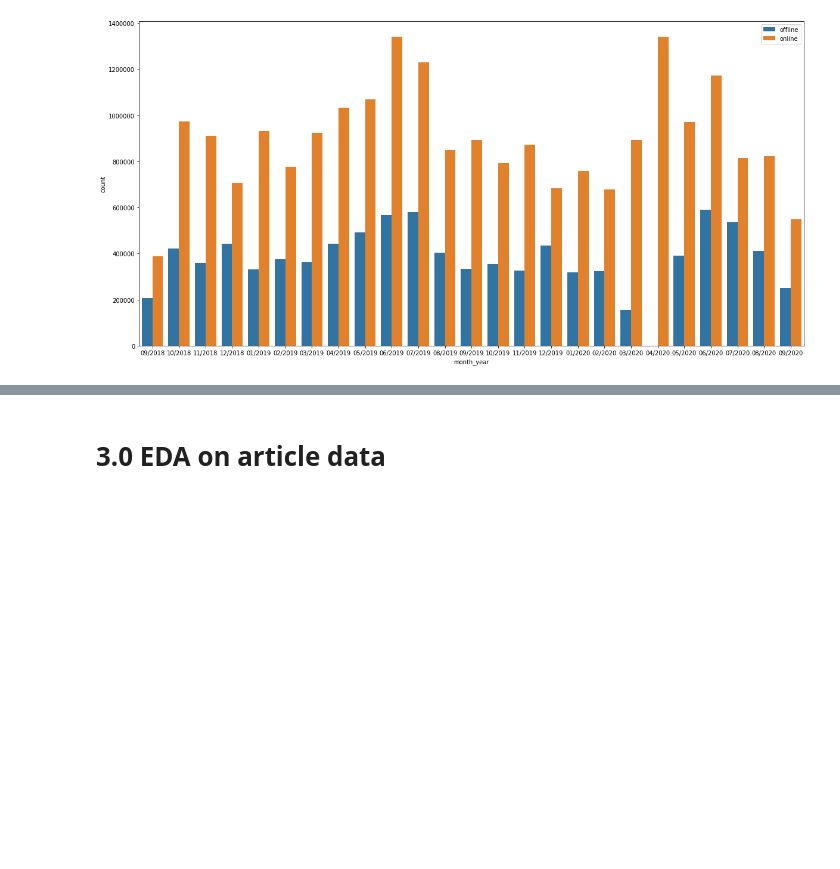
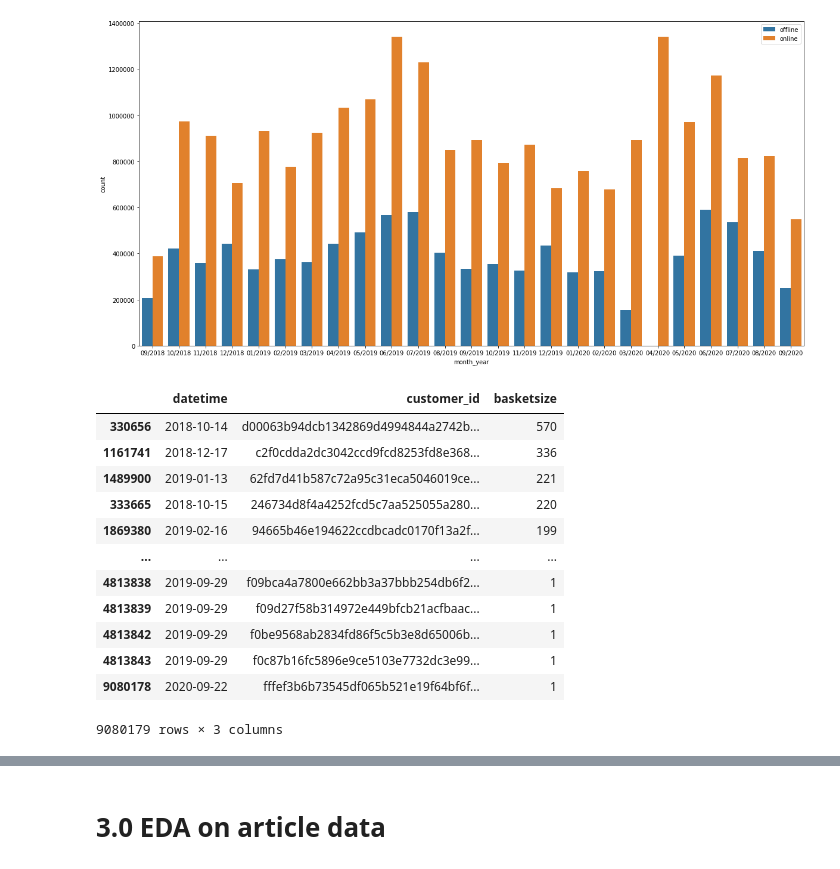
Before and after one commit to theflyingd/fashion-recommender, a Jupyter notebook: notebooks/Initial_EDA_CMM.ipynb, the cells around one changed output, grey strips where cells are left out. Drawn from its saved outputs; the diff is of its cells as text; code cells hidden in the pictures; blank space fills up the shorter version.

```diff
--- a/notebooks/Initial_EDA_CMM.ipynb
+++ b/notebooks/Initial_EDA_CMM.ipynb
@@ -271,0 +292,16 @@ plt.show()
+# %%
+df_basketsize.sort_values('basketsize', ascending=False)
+# %% [output]
+|  | datetime | customer_id | basketsize |
+| 330656 | 2018-10-14 | d00063b94dcb1342869d4994844a2742b... | 570 |
+| 1161741 | 2018-12-17 | c2f0cdda2dc3042ccd9fcd8253fd8e368... | 336 |
+| 1489900 | 2019-01-13 | 62fd7d41b587c72a95c31eca5046019ce... | 221 |
+| 333665 | 2018-10-15 | 246734d8f4a4252fcd5c7aa525055a280... | 220 |
+| 1869380 | 2019-02-16 | 94665b46e194622ccdbcadc0170f13a2f... | 199 |
+| ... | ... | ... | ... |
+| 4813838 | 2019-09-29 | f09bca4a7800e662bb3a37bbb254db6f2... | 1 |
+| 4813839 | 2019-09-29 | f09d27f58b314972e449bfcb21acfbaac... | 1 |
+| 4813842 | 2019-09-29 | f0be9568ab2834fd86f5c5b3e8d65006b... | 1 |
+| 4813843 | 2019-09-29 | f0c87b16fc5896e9ce5103e7732dc3e99... | 1 |
+| 9080178 | 2020-09-22 | fffef3b6b73545df065b521e19f64bf6f... | 1 |
+9080179 rows × 3 columns
```
Also changed, not shown: parts of 7 cells of this notebook.
